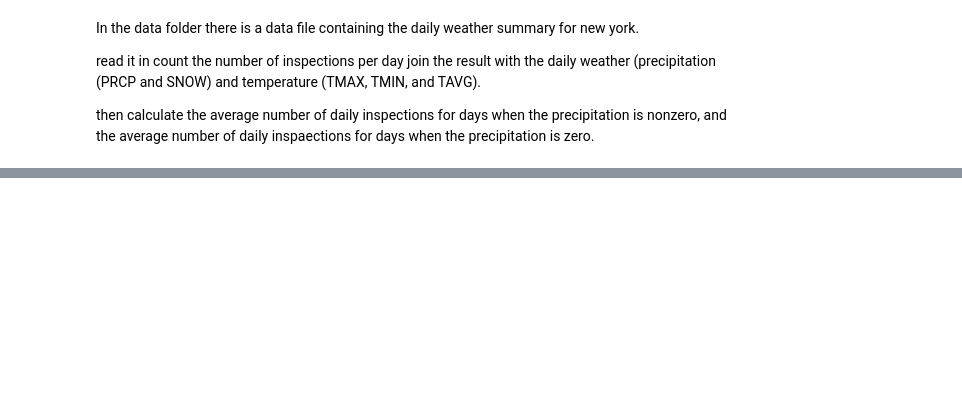
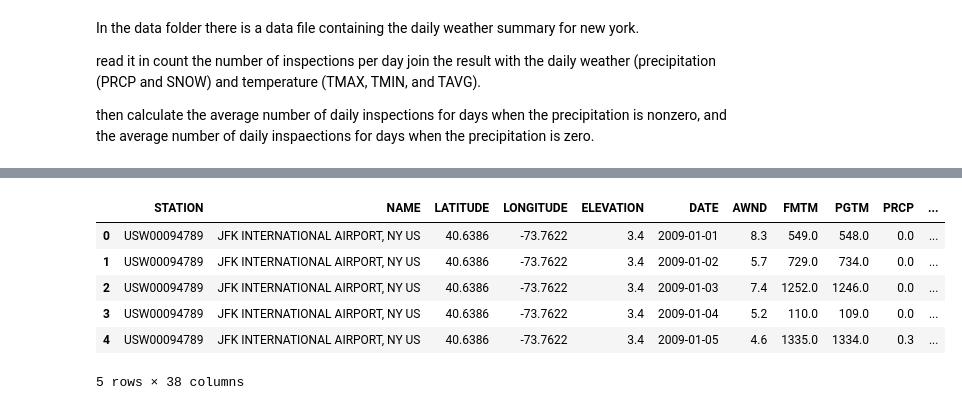
Before and after one commit to bw-matthew/python_exercises, a Jupyter notebook: solutions/CRS/05_solution_crs.ipynb, the cells around one changed output, grey strips where cells are left out. Saved outputs shown, nothing was run; the diff lists cells and outputs as text; code cells hidden in the pictures; blank space fills up the shorter version.

```diff
--- a/solutions/CRS/05_solution_crs.ipynb
+++ b/solutions/CRS/05_solution_crs.ipynb
@@ -24,4 +35,12 @@ rodent_dataframe.head()
 # %%
 weather_csv_name = 'ny_weather_data_daily.csv'
 weather_dataframe = pd.read_csv(weather_csv_name)
-weather_csv_name.head()
+weather_dataframe.head()
+# %% [output]
+|  | STATION | NAME | LATITUDE | LONGITUDE | ELEVATION | DATE | AWND | FMTM | PGTM | PRCP | ... |
+| 0 | USW00094789 | JFK INTERNATIONAL AIRPORT, NY US | 40.6386 | -73.7622 | 3.4 | 2009-01-01 | 8.3 | 549.0 | 548.0 | 0.0 | ... |
+| 1 | USW00094789 | JFK INTERNATIONAL AIRPORT, NY US | 40.6386 | -73.7622 | 3.4 | 2009-01-02 | 5.7 | 729.0 | 734.0 | 0.0 | ... |
+| 2 | USW00094789 | JFK INTERNATIONAL AIRPORT, NY US | 40.6386 | -73.7622 | 3.4 | 2009-01-03 | 7.4 | 1252.0 | 1246.0 | 0.0 | ... |
+| 3 | USW00094789 | JFK INTERNATIONAL AIRPORT, NY US | 40.6386 | -73.7622 | 3.4 | 2009-01-04 | 5.2 | 110.0 | 109.0 | 0.0 | ... |
+| 4 | USW00094789 | JFK INTERNATIONAL AIRPORT, NY US | 40.6386 | -73.7622 | 3.4 | 2009-01-05 | 4.6 | 1335.0 | 1334.0 | 0.3 | ... |
+5 rows × 38 columns
```
Also changed, not shown: parts of 18 cells of this notebook, 1 other file.
